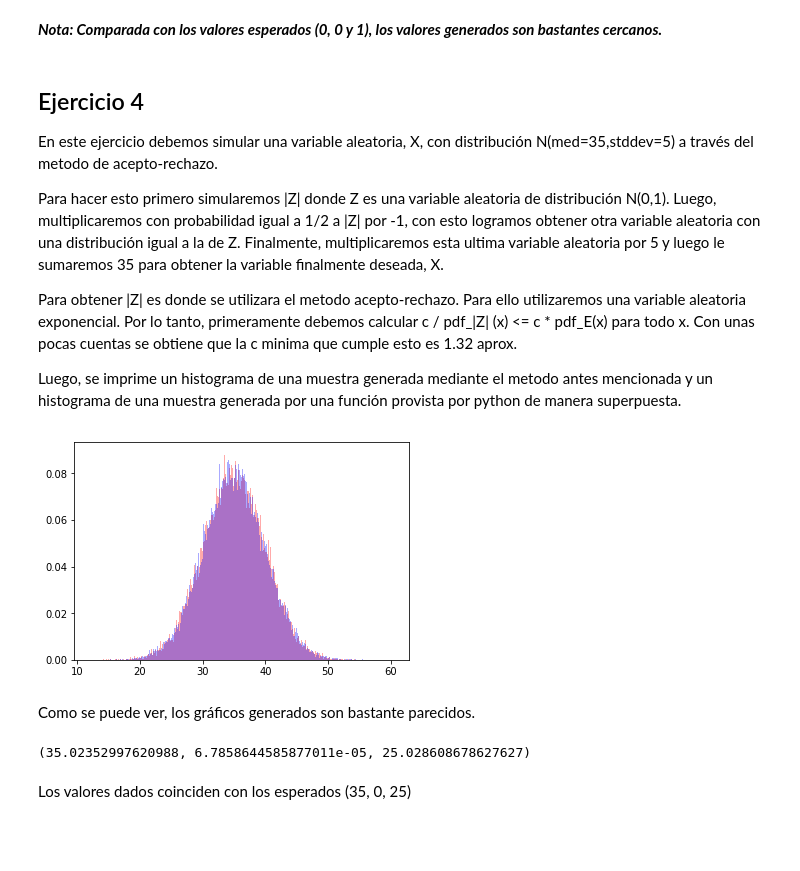
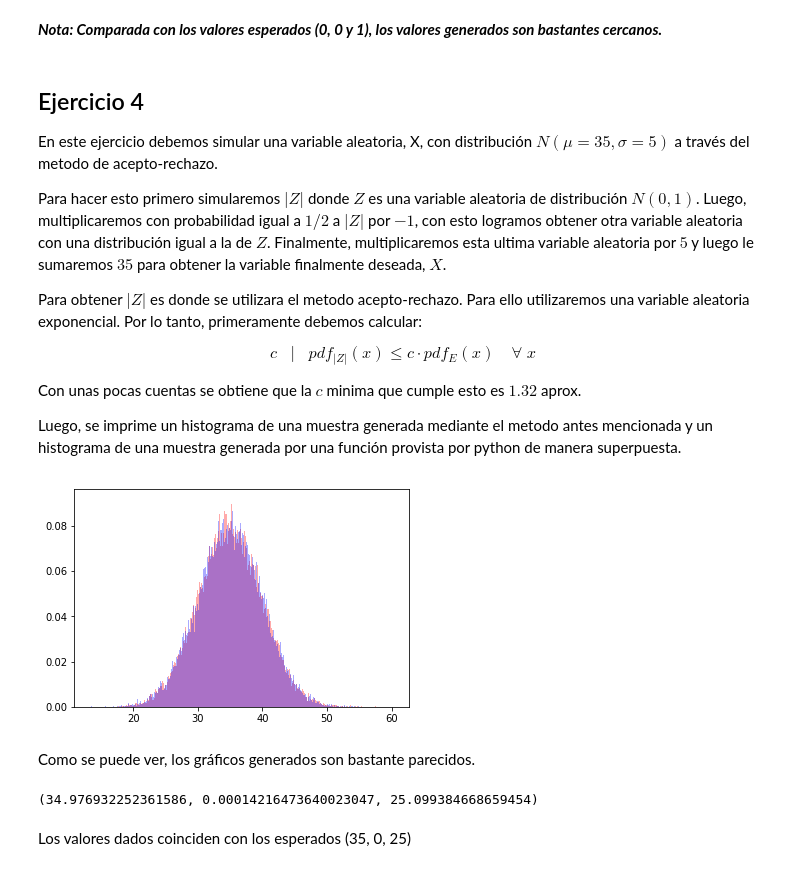
Before and after one commit to gonzalpetraglia/tp1-simu, a Jupyter notebook: TP1.ipynb, the cells around one changed output. Saved outputs shown, nothing was run; the diff lists cells and outputs as text; code cells hidden in the pictures; blank space fills up the shorter version.

```diff
--- a/TP1.ipynb
+++ b/TP1.ipynb
@@ -15,4 +15,5 @@ from statistics import mean, variance
 def own_rand():
     own_rand.x_n = (own_rand.x_n * 1013904223 + 1664525) % (2 ** 32)
     return own_rand.x_n
-own_rand.x_n = (97811 + 97811 + 97811)/3
+
+own_rand.x_n = (97925 + 94038 + 97811)/3
@@ -46,7 +53,6 @@ Para esto se genero una función que dado el párametro lambda devuelva la funci
 # %%
 def make_exponential_dist_inverse(lamda):
-    def inverse_dist(u):
-        return -math.log(u)/lamda
+    inverse_dist = lambda u : -math.log(u)/lamda
     return inverse_dist
 
 inverse_dist = make_exponential_dist_inverse(1.0/15)
@@ -102,11 +107,15 @@ mean_normal, mode_normal, variance_modal
 # %% [markdown]
 ## Ejercicio 4
 
-  En este ejercicio debemos simular una variable aleatoria, X, con distribución N(med=35,stddev=5) a través del metodo de acepto-rechazo.
+  En este ejercicio debemos simular una variable aleatoria, X, con distribución $N(\mu=35,\sigma=5)$ a través del metodo de acepto-rechazo.
 
-  Para hacer esto primero simularemos |Z| donde Z es una variable aleatoria de distribución N(0,1). Luego, multiplicaremos con probabilidad igual a 1/2 a |Z| por -1, con esto logramos obtener otra variable aleatoria con una distribución igual a la de Z. Finalmente, multiplicaremos esta ultima variable aleatoria por 5 y luego le sumaremos 35 para obtener la variable finalmente deseada, X.
+  Para hacer esto primero simularemos $|Z|$ donde $Z$ es una variable aleatoria de distribución $N(0,1)$. Luego, multiplicaremos con probabilidad igual a $1/2$ a $|Z|$ por $-1$, con esto logramos obtener otra variable aleatoria con una distribución igual a la de $Z$. Finalmente, multiplicaremos esta ultima variable aleatoria por $5$ y luego le sumaremos $35$ para obtener la variable finalmente deseada, $X$.
 
-  Para obtener |Z| es donde se utilizara el metodo acepto-rechazo. Para ello utilizaremos una variable aleatoria exponencial. Por lo tanto, primeramente debemos calcular c / pdf_|Z| (x) <= c * pdf_E(x) para todo x. Con unas pocas cuentas se obtiene que la c minima que cumple esto es 1.32 aprox.
+  Para obtener $|Z|$ es donde se utilizara el metodo acepto-rechazo. Para ello utilizaremos una variable aleatoria exponencial. Por lo tanto, primeramente debemos calcular:
+
+$$c \;\; \mid \;\; pdf_{|Z|} (x) \leq c \cdot pdf_{E}(x) \quad \forall \; x $$
+
+Con unas pocas cuentas se obtiene que la $c$ minima que cumple esto es $1.32$ aprox.
 
   Luego, se imprime un histograma de una muestra generada mediante el metodo antes mencionada y un histograma de una muestra generada por una función provista por python de manera superpuesta.
 # %%
@@ -121,38 +130,37 @@ def random_exp(lamda):
     return exponential_dist_inverse(own_rand_u())
 
 def make_exp_pdf(lamda):
-    def exp_pdf(x):
-        return lamda * math.exp(-lamda * x)
+    exp_pdf = lambda x : lamda * math.exp(-lamda * x)
     return exp_pdf
 
 own_exp_pdf = make_exp_pdf(lamda)
 
 def make_norm_acc_rej(loc=0, scale=1):
     def norm_acc_rej():
         start = True
         while start or y > norm_pdf(x, 0, 1):
             start = False
             x = random_exp(lamda)
             y = own_rand_u() * c * own_exp_pdf(x)
             sign = 1 if own_rand_u() < 0.5 else -1
         return x * scale * sign + loc
     return norm_acc_rej
 
 def norm_acc_rej_vector(qty, loc=0, scale=1):
     own_acc_rej = make_norm_acc_rej(loc, scale)
     return [own_acc_rej() for i in range(qty)]
 
 normal_sample2 = norm_acc_rej_vector(10**5, 35, 5)
 
 bins_values, bins_edges, _ = plt.hist(normal_sample2, bins=1000, color='#ff000055', density=True)
 bins_normal = zip(bins_values, bins_edges[:-1])
 
 normal_control_group = [np.random.normal() * 5 + 35 for i in range(10**5)]
 plt.hist(normal_control_group, bins=1000, color='#0000ff55', density=True)
 
 plt.show()
 # %% [output]
-[figure, old version]
+[figure, new version]
 # %% [markdown]
 Como se puede ver, los gráficos generados son bastante parecidos.
 # %%
@@ -161,7 +169,7 @@ mode_normal2 = max(bins_exp, key=(lambda x: x[0]))[1] # Use the first argument a
 variance_normal2 = variance(normal_sample2, mean_normal2)
 mean_normal2, mode_normal2, variance_normal2
 # %% [output]
-(35.02352997620988, 6.7858644585877011e-05, 25.028608678627627)
+(34.976932252361586, 0.00014216473640023047, 25.099384668659454)
 # %% [markdown]
 Los valores dados coinciden con los esperados (35, 0, 25)
 # %% [markdown]
```
Also changed, not shown: parts of 19 cells of this notebook.
